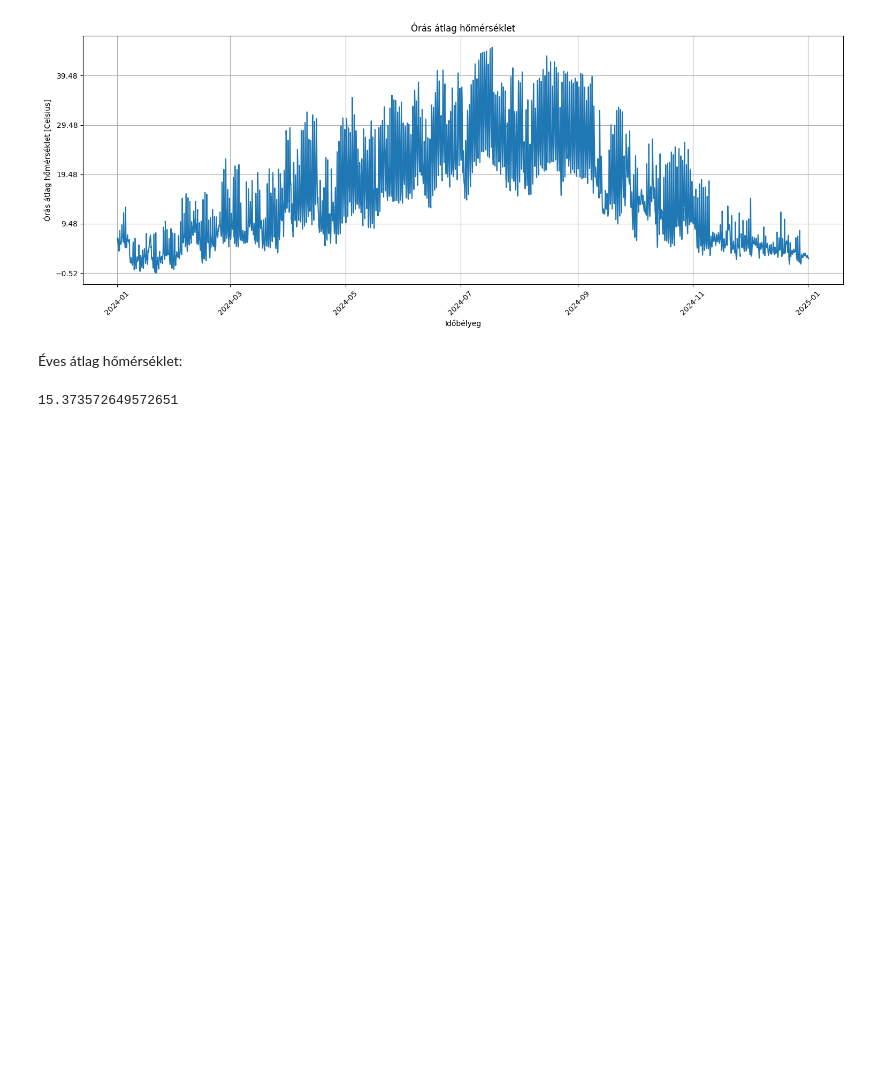
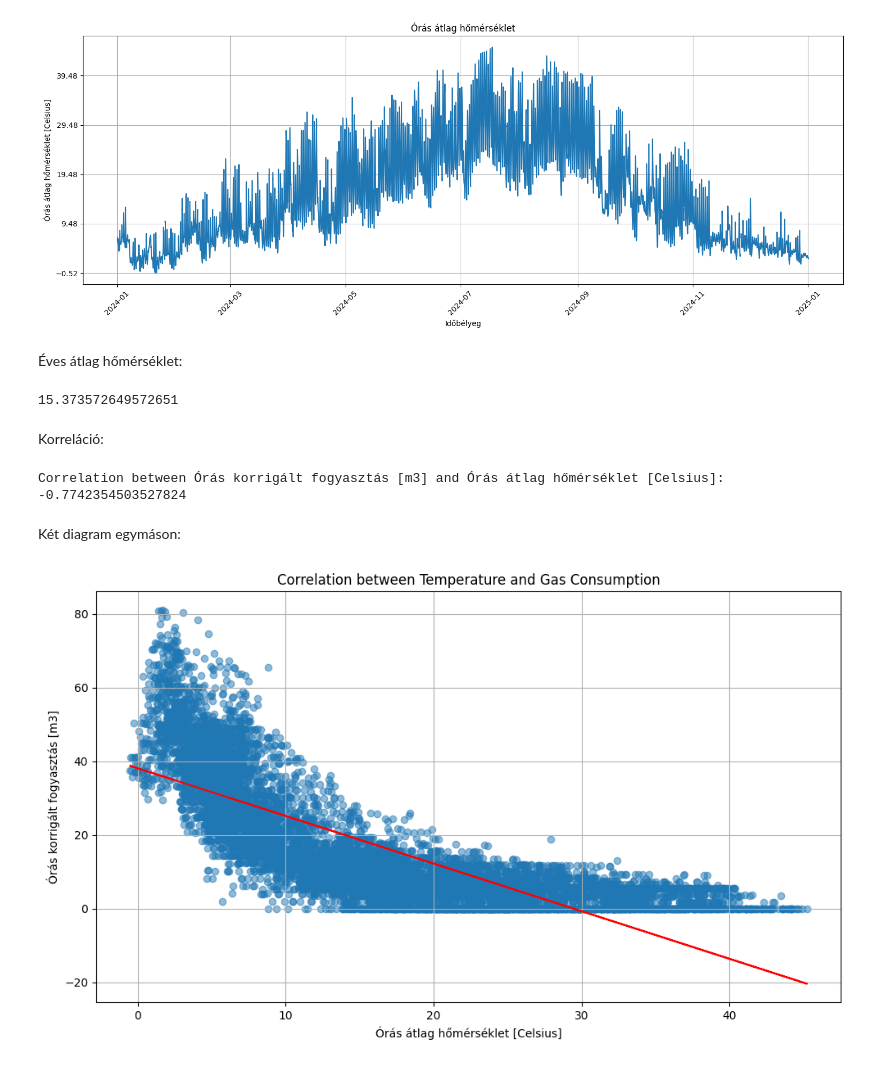
Before and after one commit to happiness133-python/EnergyConsumption, a Jupyter notebook: Combined_2024.ipynb, the cells around one changed output. Drawn from its saved outputs; the diff is of its cells as text; code cells hidden in the pictures; blank space fills up the shorter version.

```diff
--- a/Combined_2024.ipynb
+++ b/Combined_2024.ipynb
@@ -66,3 +66,53 @@ yearly_average_temperature = consumption['Órás átlag hőmérséklet [Celsius]
 print(yearly_average_temperature)
 # %% [output]
 15.373572649572651
+# %% [markdown]
+Korreláció:
+# %%
+# Assuming 'consumption' is your DataFrame
+
+# Convert both columns to numeric, handling errors
+consumption['Órás korrigált fogyasztás [m3]'] = pd.to_numeric(consumption['Órás korrigált fogyasztás [m3]'], errors='coerce')
+consumption['Órás átlag hőmérséklet [Celsius]'] = pd.to_numeric(consumption['Órás átlag hőmérséklet [Celsius]'], errors='coerce')
+
+# Calculate the correlation
+correlation = consumption['Órás korrigált fogyasztás [m3]'].corr(consumption['Órás átlag hőmérséklet [Celsius]'])
+
+print(f"Correlation between Órás korrigált fogyasztás [m3] and Órás átlag hőmérséklet [Celsius]: {correlation}")
+# %% [output]
+Correlation between Órás korrigált fogyasztás [m3] and Órás átlag hőmérséklet [Celsius]: -0.7742354503527824
+# %% [markdown]
+Két diagram egymáson:
+# %%
+# Assuming 'consumption' is your DataFrame and the columns are already numeric
+
+# Create the scatter plot
+plt.figure(figsize=(10, 6))
+
+# Remove NaN values from both x and y before fitting the line
+x = consumption['Órás átlag hőmérséklet [Celsius]'].dropna()
+y = consumption['Órás korrigált fogyasztás [m3]'].dropna()
+
+# Only keep values where both x and y are valid
+valid_indices = x.index.intersection(y.index)
+x = x.loc[valid_indices]
+y = y.loc[valid_indices]
+
+plt.scatter(x, y, alpha=0.5)  # alpha for transparency
+
+# Add labels and title
+plt.xlabel('Órás átlag hőmérséklet [Celsius]')
+plt.ylabel('Órás korrigált fogyasztás [m3]')
+plt.title('Correlation between Temperature and Gas Consumption')
+
+# Optional: Add a trend line (using numpy for a simple linear regression)
+
+m, b = np.polyfit(x, y, 1)  # Fit a line (degree 1)
+plt.plot(x, m*x + b, color='red')  # Plot the trend line
+
+# Show the plot
+plt.grid(True)
+plt.tight_layout()
+plt.show()
+# %% [output]
+[figure, added]
```
Also changed, not shown: parts of 1 cell of this notebook.
